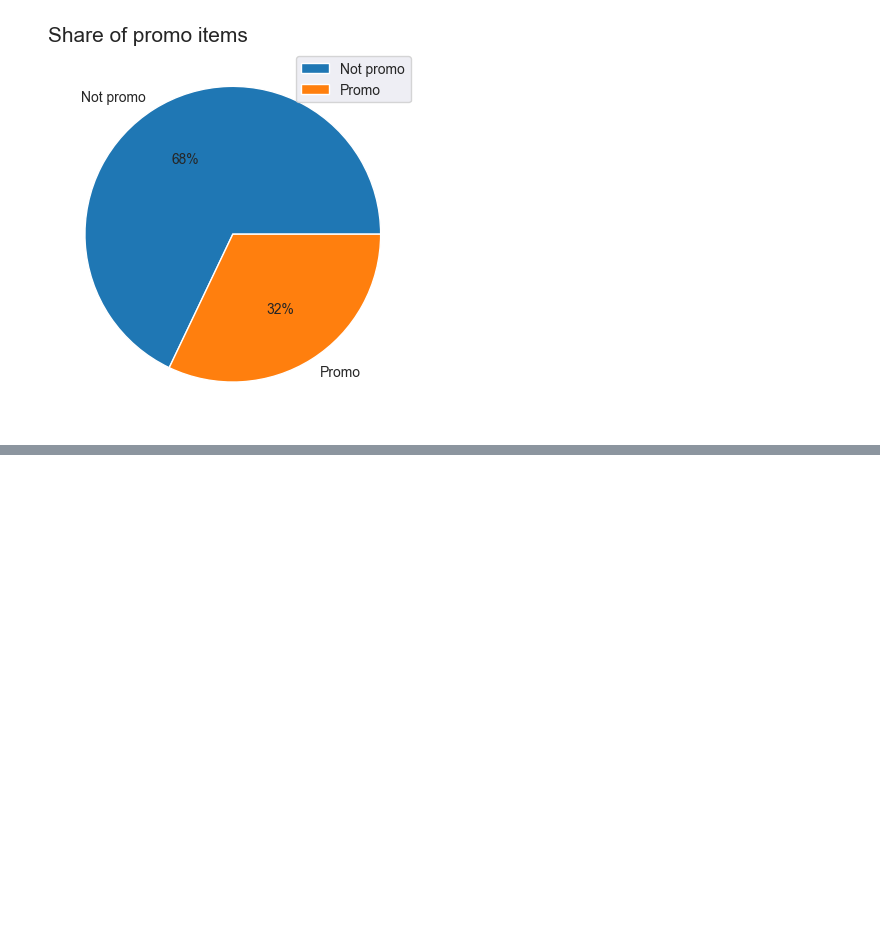
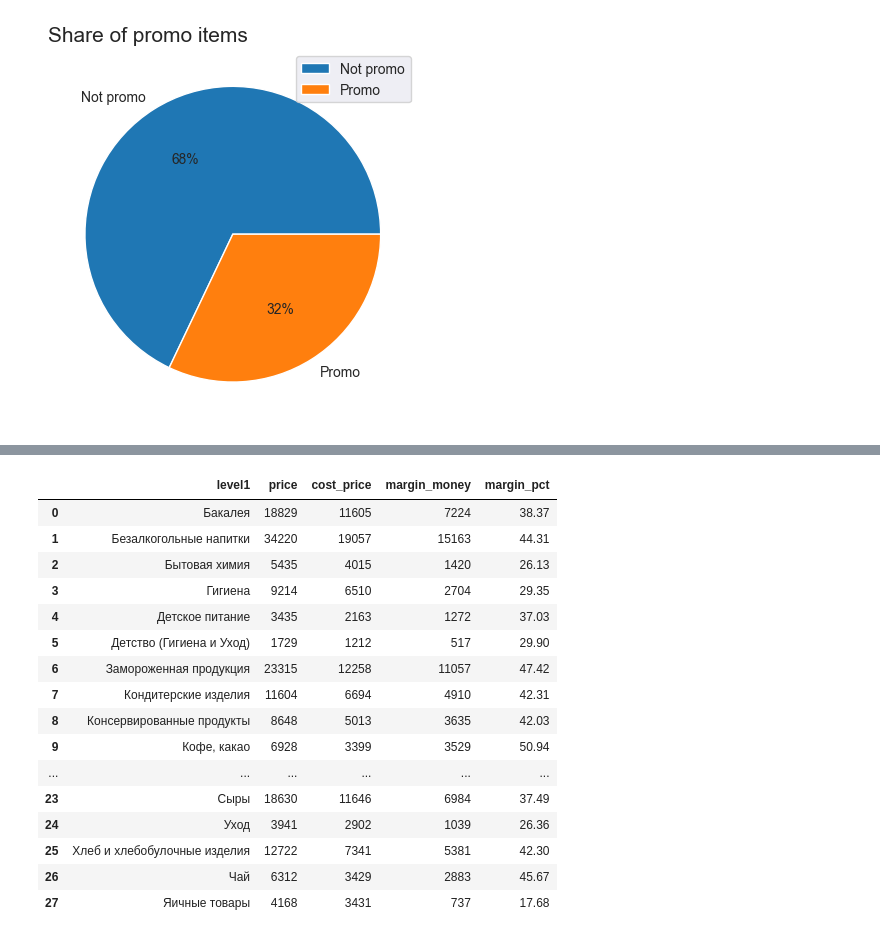
Before and after one commit to rodioniam/study_projects, a Jupyter notebook: visualization/visualization_practice2.ipynb, the cells around one changed output, grey strips where cells are left out. Cells and saved outputs as stored; diff of their text form; code cells hidden in the pictures; blank space fills up the shorter version.

```diff
--- a/visualization/visualization_practice2.ipynb
+++ b/visualization/visualization_practice2.ipynb
@@ -150,0 +162,23 @@ Text(0.0, 1.0, 'Share of promo items')
+# %%
+df_margin_lvl1 = df_merged.groupby(['level1'], as_index=False).agg({'price': 'sum', 'cost_price':'sum'})
+df_margin_lvl1['margin_money'] = df_margin_lvl1['price'] - df_margin_lvl1['cost_price']
+df_margin_lvl1['margin_pct'] = round(((df_margin_lvl1['margin_money']/df_margin_lvl1['price']) * 100), 2)
+df_margin_lvl1
+# %% [output]
+|  | level1 | price | cost_price | margin_money | margin_pct |
+| 0 | Бакалея | 18829 | 11605 | 7224 | 38.37 |
+| 1 | Безалкогольные напитки | 34220 | 19057 | 15163 | 44.31 |
+| 2 | Бытовая химия | 5435 | 4015 | 1420 | 26.13 |
+| 3 | Гигиена | 9214 | 6510 | 2704 | 29.35 |
+| 4 | Детское питание | 3435 | 2163 | 1272 | 37.03 |
+| 5 | Детство (Гигиена и Уход) | 1729 | 1212 | 517 | 29.90 |
+| 6 | Замороженная продукция | 23315 | 12258 | 11057 | 47.42 |
+| 7 | Кондитерские изделия | 11604 | 6694 | 4910 | 42.31 |
+| 8 | Консервированные продукты | 8648 | 5013 | 3635 | 42.03 |
+| 9 | Кофе, какао | 6928 | 3399 | 3529 | 50.94 |
+| ... | ... | ... | ... | ... | ... |
+| 23 | Сыры | 18630 | 11646 | 6984 | 37.49 |
+| 24 | Уход | 3941 | 2902 | 1039 | 26.36 |
+| 25 | Хлеб и хлебобулочные изделия | 12722 | 7341 | 5381 | 42.30 |
+| 26 | Чай | 6312 | 3429 | 2883 | 45.67 |
+| 27 | Яичные товары | 4168 | 3431 | 737 | 17.68 |
```
Also changed, not shown: parts of 6 cells of this notebook.
